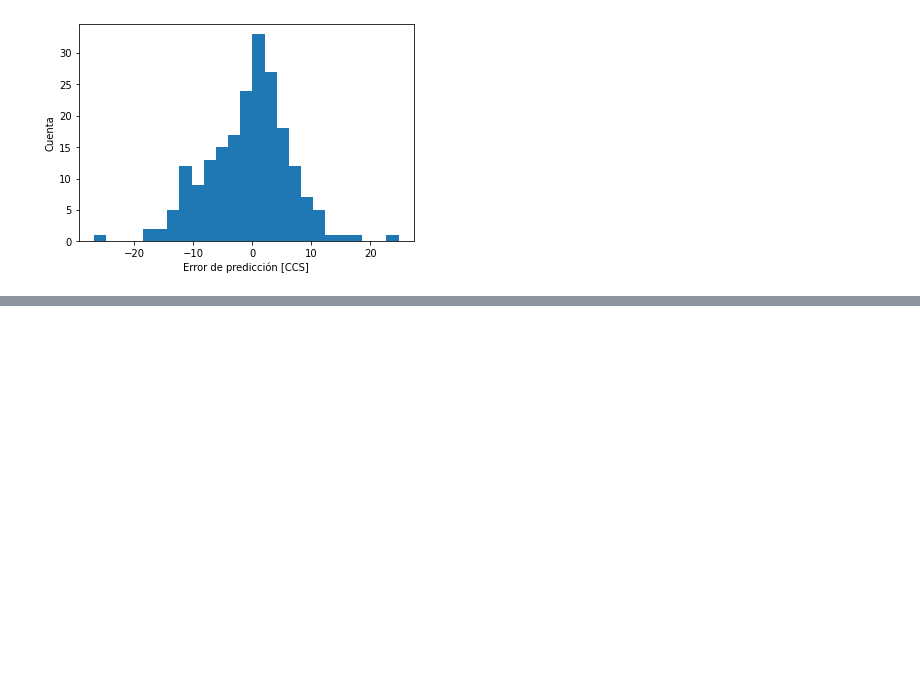
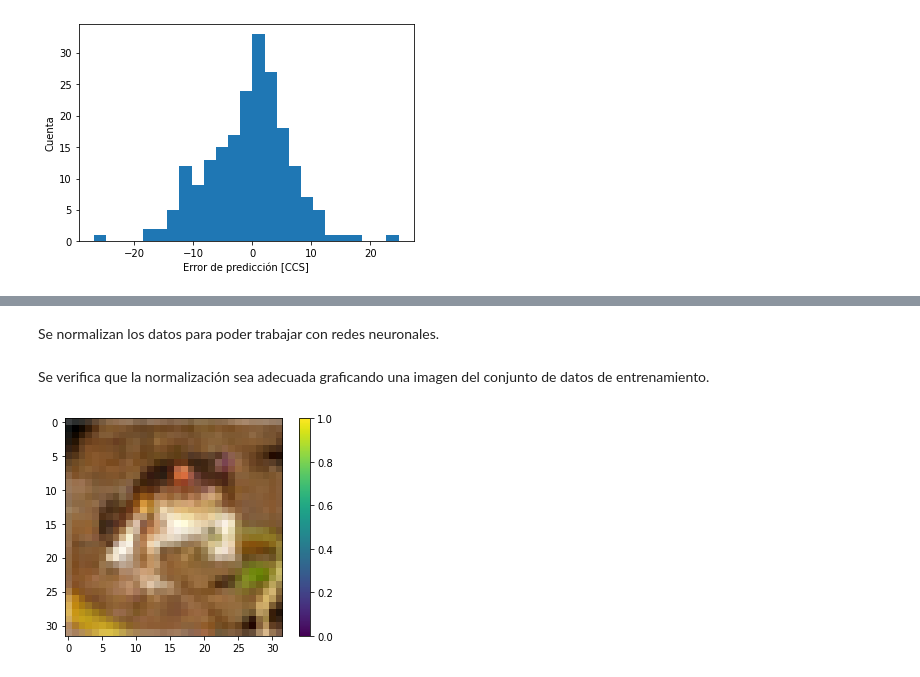
Before and after one commit to brn2bwild/modelos_redes_neuronales, a Jupyter notebook: actividad_2.ipynb, the cells around one changed output, grey strips where cells are left out. Cells and saved outputs as stored; diff of their text form; code cells hidden in the pictures; blank space fills up the shorter version.

```diff
--- a/actividad_2.ipynb
+++ b/actividad_2.ipynb
@@ -469,0 +474,3 @@ _ = plt.ylabel("Valor")
+# %%
+cifar10 = tf.keras.datasets.cifar10
+(x_train, y_train), (x_test, y_test) = cifar10.load_data()
@@ -469,0 +503,15 @@ _ = plt.ylabel("Valor")
+# %% [markdown]
+Se normalizan los datos para poder trabajar con redes neuronales.
+# %%
+x_train = x_train / 255.0
+x_test = x_test / 255.0
+# %% [markdown]
+Se verifica que la normalización sea adecuada graficando una imagen del conjunto de datos de entrenamiento.
+# %%
+plt.figure()
+plt.imshow(x_train[0])
+plt.colorbar()
+plt.grid(False)
+plt.show()
+# %% [output]
+[figure, added]
```
Also changed, not shown: parts of 50 cells of this notebook.
